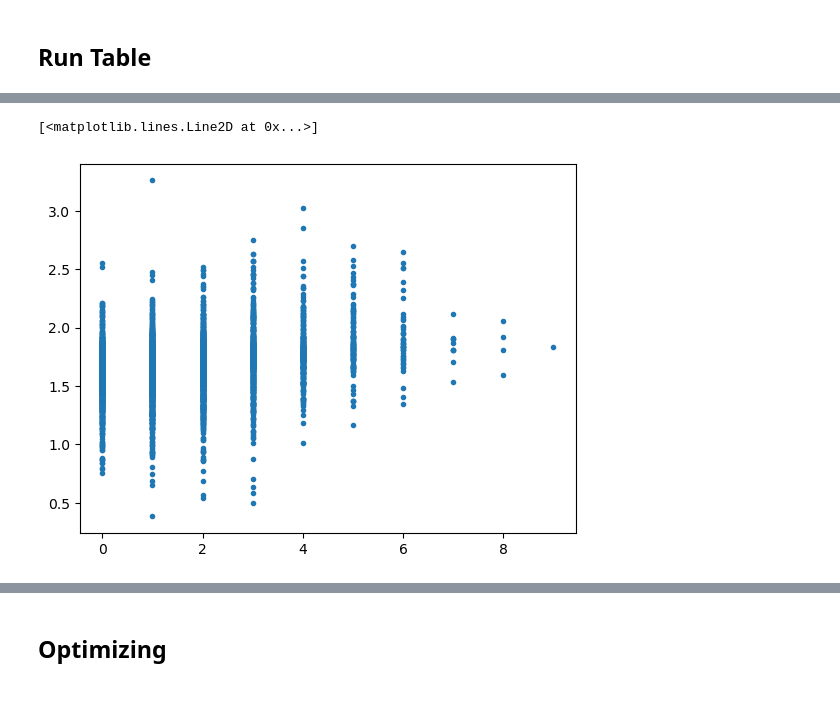
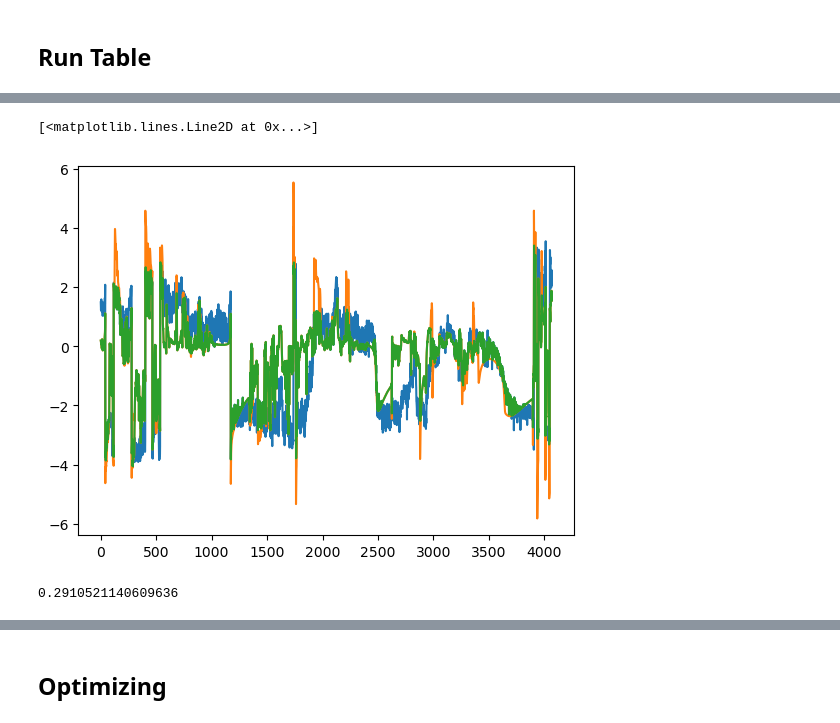
Before and after one commit to draeloslab/Bubblewrap, a Jupyter notebook: scripts/regressions.ipynb, the cells around one changed output, grey strips where cells are left out. Cells and saved outputs as stored; diff of their text form; code cells hidden in the pictures; blank space fills up the shorter version.

```diff
--- a/scripts/regressions.ipynb
+++ b/scripts/regressions.ipynb
@@ -299,5 +246,13 @@ plt.imshow(A)
-# %%
-plt.plot(o[:,5], p[:,5], '.')
-# %% [output]
-[<matplotlib.lines.Line2D at 0x...>]
-[figure, removed]
+# %%
+o,p = fin.clip(brs["hd"]["s(obs,6)"].behavior_error_history[1], brs["hd"]["pos"].behavior_error_history[1])
+# %%
+plt.plot(o)
+plt.plot(p)
+plt.plot(np.where(np.abs(o) < np.abs(p), o,p ))
+# %% [output]
+[<matplotlib.lines.Line2D at 0x...>]
+[figure, added]
+# %%
+(np.abs(o) < np.abs(p)).mean()
+# %% [output]
+0.2910521140609636
```
Also changed, not shown: parts of 23 cells of this notebook, 2 other files.
